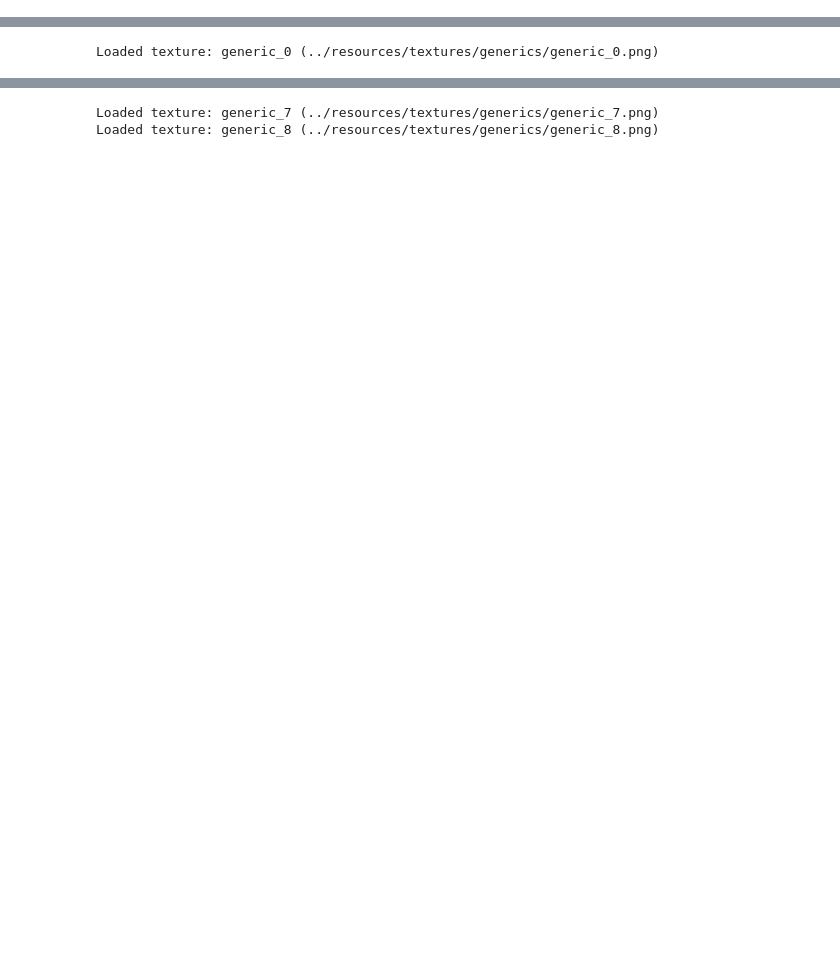
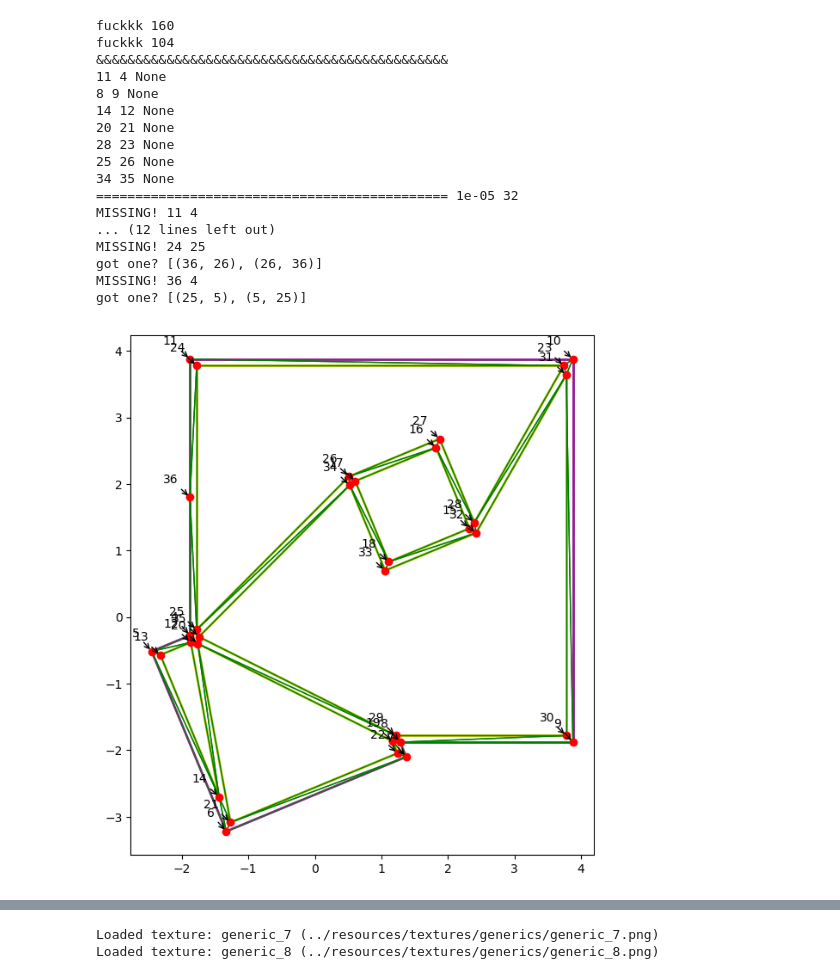
Before and after one commit to ctogle/meshmaker, a Jupyter notebook: notebooks/live.ipynb, the cells around one changed output, grey strips where cells are left out. Cells and saved outputs as stored; diff of their text form; code cells hidden in the pictures; blank space fills up the shorter version.

```diff
--- a/notebooks/live.ipynb
+++ b/notebooks/live.ipynb
@@ -0,0 +54,33 @@
+# %%
+from meshmaker.plt import *
+from meshmaker.delaunay import triangulation
+from meshmaker.vec3 import vec3
+
+crown=([vec3(-1.8784, -0.2756, 1.0000), vec3(-2.4543, -0.5141, 1.0000), vec3(-1.3337, -3.2196, 1.0000), vec3(1.3719, -2.0990, 1.0000), vec3(1.2806, -1.8784, 1.0000), vec3(3.8784, -1.8784, 1.0000), vec3(3.8784, 3.8784, 1.0000), vec3(-1.8784, 3.8784, 1.0000)], [[vec3(-1.8664, -0.3789, 1.0000), vec3(-2.3237, -0.5683, 1.0000), vec3(-1.4408, -2.6996, 1.0000)], [vec3(2.3236, 1.3336, 1.0000), vec3(1.8207, 2.5478, 1.0000), vec3(0.6065, 2.0449, 1.0000), vec3(1.1095, 0.8307, 1.0000)], [vec3(1.1667, -1.8648, 1.0000), vec3(-1.7611, -0.3986, 1.0000), vec3(-1.2686, -3.0844, 1.0000), vec3(1.2413, -2.0448, 1.0000)], [vec3(3.7423, 3.7784, 1.0000), vec3(-1.7784, 3.7784, 1.0000), vec3(-1.7784, -0.1879, 1.0000), vec3(0.5128, 2.1143, 1.0000), vec3(1.8748, 2.6785, 1.0000), vec3(2.3961, 1.4200, 1.0000)], [vec3(1.2176, -1.7784, 1.0000), vec3(3.7784, -1.7784, 1.0000), vec3(3.7784, 3.6399, 1.0000), vec3(2.4239, 1.2669, 1.0000), vec3(1.0553, 0.7000, 1.0000), vec3(0.5237, 1.9835, 1.0000), vec3(-1.7442, -0.2953, 1.0000)]])
+
+f, ax = plot()
+#plot_polygon(ax, crown, fill='k', col='r', lw=2)
+#constrain = lambda self: print('fuck')
+t = triangulation(crown, 0.00001, None, 10000, constrain=constrain)
+#t = triangulation(crown, 0.00001, None, 10000)
+t.plot(ax)
+ax.set_aspect(1)
+# %% [output]
+fuckkk 160
+fuckkk 104
+&&&&&&&&&&&&&&&&&&&&&&&&&&&&&&&&&&&&&&&&&&&&&
+11 4 None
+8 9 None
+14 12 None
+20 21 None
+28 23 None
+25 26 None
+34 35 None
+============================================= 1e-05 32
+MISSING! 11 4
+... (12 lines left out)
+MISSING! 24 25
+got one? [(36, 26), (26, 36)]
+MISSING! 36 4
+got one? [(25, 5), (5, 25)]
+[figure, added]
@@ -10,17 +105,23 @@ from meshmaker.mesh import Mesh
 from meshmaker.tform import TForm
 from meshmaker.vec3 import vec3
 from meshmaker.quat import quat
-from meshmaker.geometry import batch, slide, loop_offset, loop_normal, isnear, near, loopO
+from meshmaker.geometry import batch, slide, loop_offset, loop_normal, loop_contains, isnear, near, loopO
 from meshmaker.mgl import Window as GLWindow
 from meshmaker.plt import *
 from collections import defaultdict
 import json
 
-def show(class_with_scene_method, texture_directory='../resources/textures', **kws):
-    GLWindow(class_with_scene_method, texture_directory, **kws)
+def show(instance, texture_directory='../resources/textures', **kws):
+    if not hasattr(instance, 'scene'):
+        if isinstance(instance, Mesh):
+            model = Model(meshes={'generic_0': [instance]})
+        elif all(isinstance(i, Mesh) for i in instance):
+            model = Model(meshes={'generic_0': instance})
+        else:
+            raise
+        instance = Base(scene=lambda : TForm(models=[model]))
+    GLWindow(instance, texture_directory, **kws)
 
-GLWindow.test('../resources/textures')
+#GLWindow.test('../resources/textures')
-# %% [output]
-Loaded texture: generic_0 (../resources/textures/generics/generic_0.png)
 # %%
 from meshmaker.planargraph import planargraph
```
Also changed, not shown: parts of 21 cells of this notebook, 3 other files.
